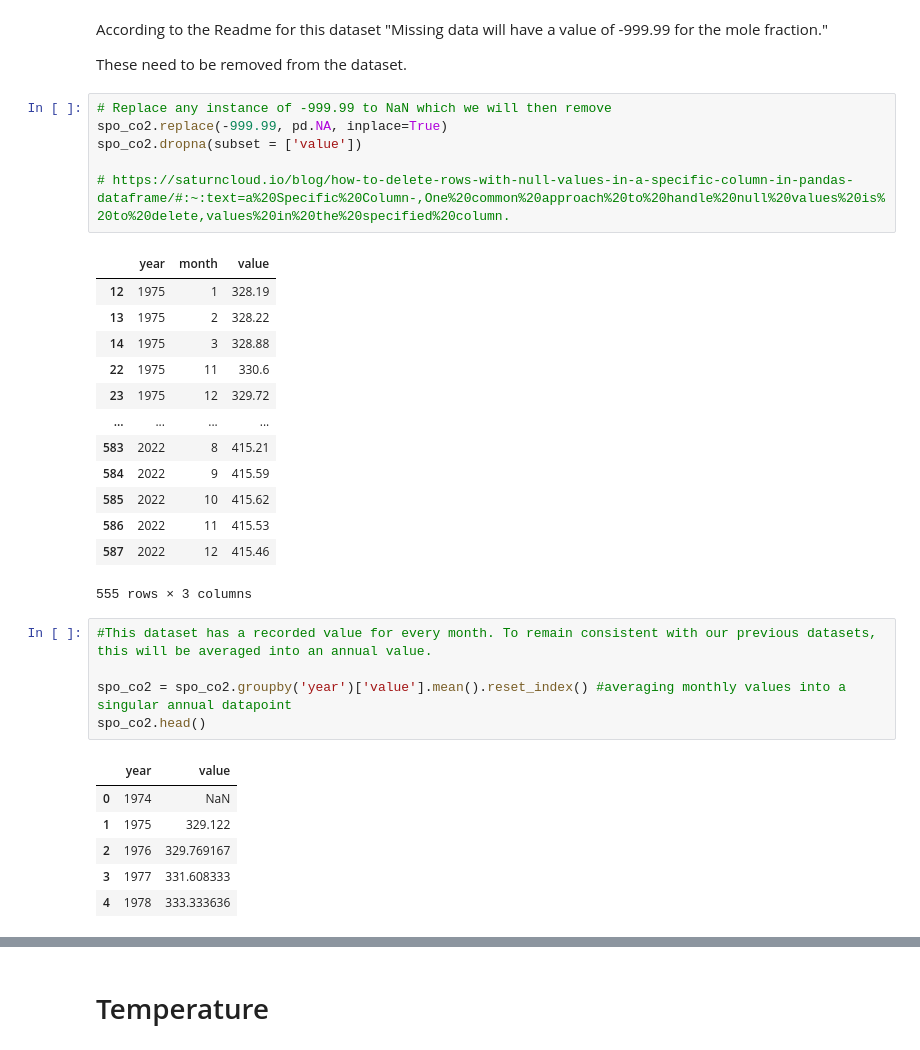
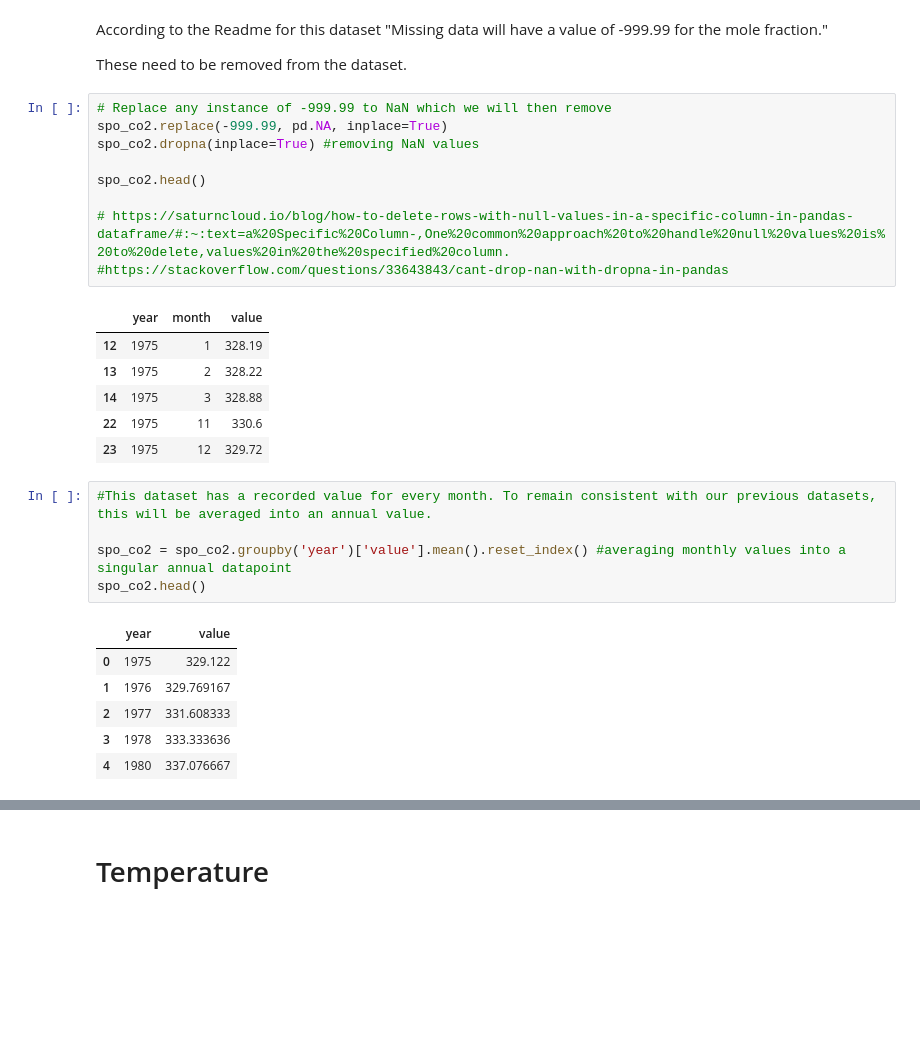
Before and after one commit to Kevin002023/PFDA--Climate-Project, a Jupyter notebook: PFDA-Project-2.ipynb, the cells around one changed output, grey strips where cells are left out. Cells and saved outputs as stored; diff of their text form; blank space fills up the shorter version.

```diff
--- a/PFDA-Project-2.ipynb
+++ b/PFDA-Project-2.ipynb
@@ -203,23 +203,19 @@ These need to be removed from the dataset.
 # %%
 # Replace any instance of -999.99 to NaN which we will then remove
 spo_co2.replace(-999.99, pd.NA, inplace=True)
-spo_co2.dropna(subset = ['value'])
+spo_co2.dropna(inplace=True) #removing NaN values
+
+spo_co2.head()
 
 # https://saturncloud.io/blog/how-to-delete-rows-with-null-values-in-a-specific-column-in-pandas-dataframe/#:~:text=a%20Specific%20Column-,One%20common%20approach%20to%20handle%20null%20values%20is%20to%20delete,values%20in%20the%20specified%20column.
+#https://stackoverflow.com/questions/33643843/cant-drop-nan-with-dropna-in-pandas
 # %% [output]
 |  | year | month | value |
 | 12 | 1975 | 1 | 328.19 |
 | 13 | 1975 | 2 | 328.22 |
 | 14 | 1975 | 3 | 328.88 |
 | 22 | 1975 | 11 | 330.6 |
 | 23 | 1975 | 12 | 329.72 |
-| ... | ... | ... | ... |
-| 583 | 2022 | 8 | 415.21 |
-| 584 | 2022 | 9 | 415.59 |
-| 585 | 2022 | 10 | 415.62 |
-| 586 | 2022 | 11 | 415.53 |
-| 587 | 2022 | 12 | 415.46 |
-555 rows × 3 columns
 # %%
 #This dataset has a recorded value for every month. To remain consistent with our previous datasets, this will be averaged into an annual value.
 
@@ -227,11 +223,11 @@ spo_co2 = spo_co2.groupby('year')['value'].mean().reset_index() #averaging month
 spo_co2.head()
 # %% [output]
 |  | year | value |
-| 0 | 1974 | NaN |
-| 1 | 1975 | 329.122 |
-| 2 | 1976 | 329.769167 |
-| 3 | 1977 | 331.608333 |
-| 4 | 1978 | 333.333636 |
+| 0 | 1975 | 329.122 |
+| 1 | 1976 | 329.769167 |
+| 2 | 1977 | 331.608333 |
+| 3 | 1978 | 333.333636 |
+| 4 | 1980 | 337.076667 |
 # %%
 # Plotting using Seaborn lineplot
 sns.lineplot(data=spo_co2, x = "year", y = "value", color='blue', label='SPO DATA')
```
Also changed, not shown: parts of 15 cells of this notebook.
